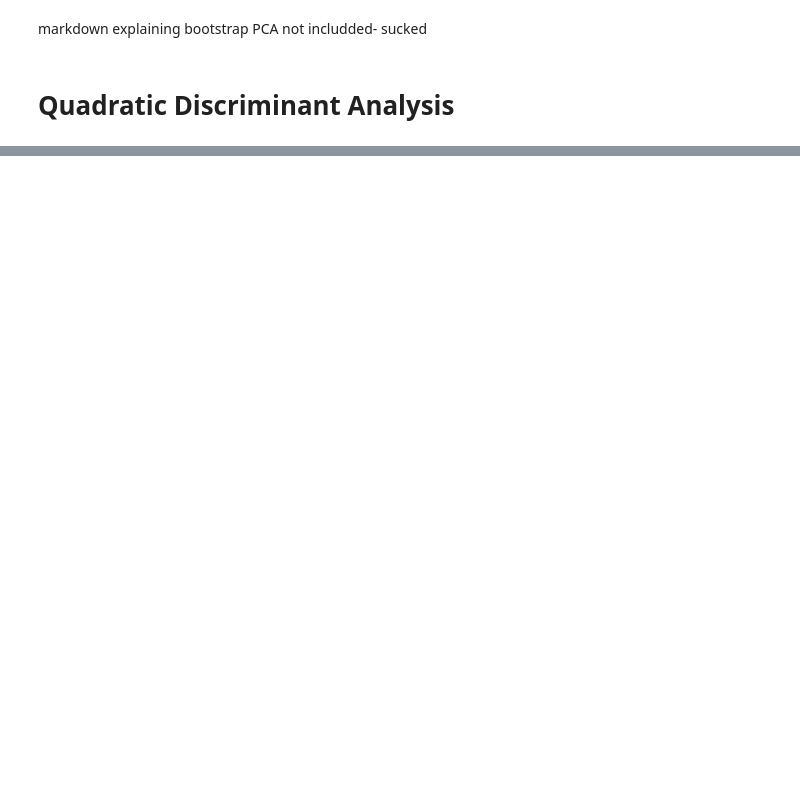
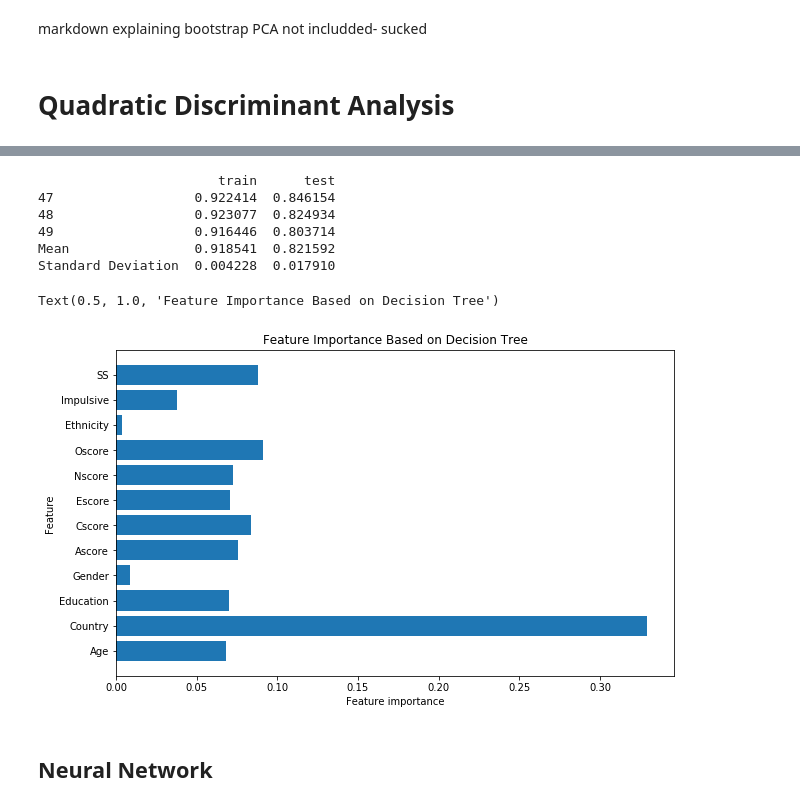
Before and after one commit to JeremyT99/STAT-411-Group-Project, a Jupyter notebook: Polished Presentation.ipynb, the cells around one changed output, grey strips where cells are left out. Saved outputs shown, nothing was run; the diff lists cells and outputs as text; code cells hidden in the pictures; blank space fills up the shorter version.

```diff
--- a/Polished Presentation.ipynb
+++ b/Polished Presentation.ipynb
@@ -134,6 +159,25 @@ def Bootstrap(clf2):
     Error = Error.append( pa.Series(Error_std, index=Error.columns), ignore_index=True)
     Error.index = list(range(num)) + ['Mean', 'Standard Deviation']
     print(Error.tail())
+# %%
+def plot_feature_importances(model, names, tol=10**-3):
+    n_features = len(names)
+    plot_names = []
+    plot_importances = []
+
+    for k in range(n_features):
+        if model.feature_importances_[k] > tol:
+            plot_names += [ names[k] ]
+            plot_importances += [ model.feature_importances_[k] ]
+
+    n_plot = len(plot_names)
+
+    plt.figure(figsize = (10, 6))
+    plt.barh(range(n_plot), plot_importances, align = 'center')
+    plt.yticks(np.arange(n_plot), plot_names)
+    plt.xlabel('Feature importance')
+    plt.ylabel('Feature')
+    plt.ylim(-1, n_plot)
 # %% [markdown]
 ## Logistic Regression:
 # %%
@@ -348,0 +413,12 @@ Standard Deviation  0.012692  0.018040
+# %%
+X = np.array(druguser[ keep])
+y = np.array(druguser['Cannabis'])
+
+tree.fit(X, y)
+
+export_graphviz(tree, out_file='tree-3.dot', feature_names=keep)
+
+with open('tree-3.dot') as f:
+    dot_graph = f.read()
+
+display( graphviz.Source(dot_graph) )
@@ -348,0 +427,17 @@ Standard Deviation  0.012692  0.018040
+# %%
+Bootstrap(tree, X, y)
+# %% [output]
+                       train      test
+47                  0.922414  0.846154
+48                  0.923077  0.824934
+49                  0.916446  0.803714
+Mean                0.918541  0.821592
+Standard Deviation  0.004228  0.017910
+# %%
+plot_feature_importances(tree, keep)
+plt.title ("Feature Importance Based on Decision Tree")
+# %% [output]
+Text(0.5, 1.0, 'Feature Importance Based on Decision Tree')
+[figure, added]
+# %% [markdown]
+## Neural Network
```
Also changed, not shown: parts of 39 cells of this notebook, 2 other files.
